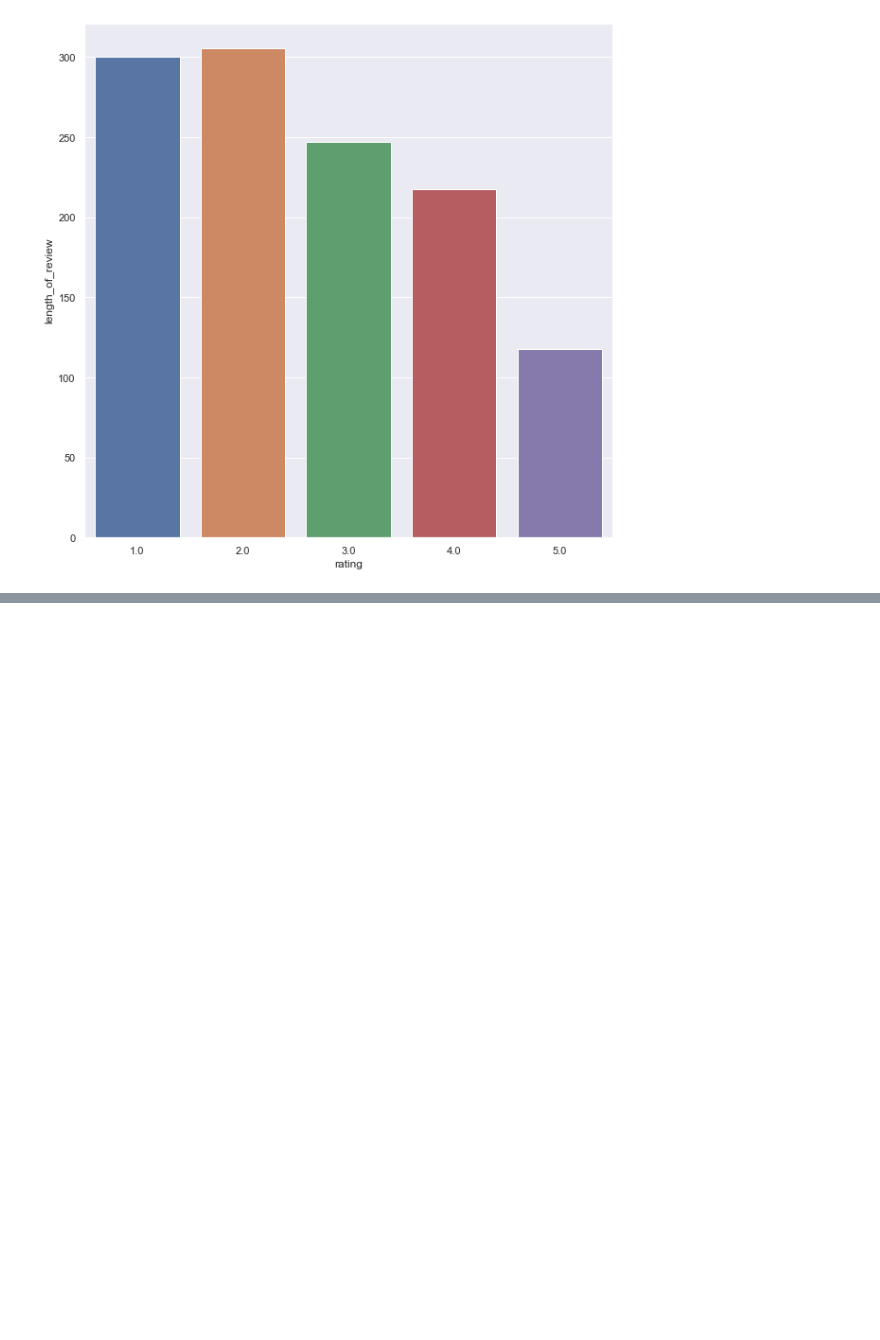
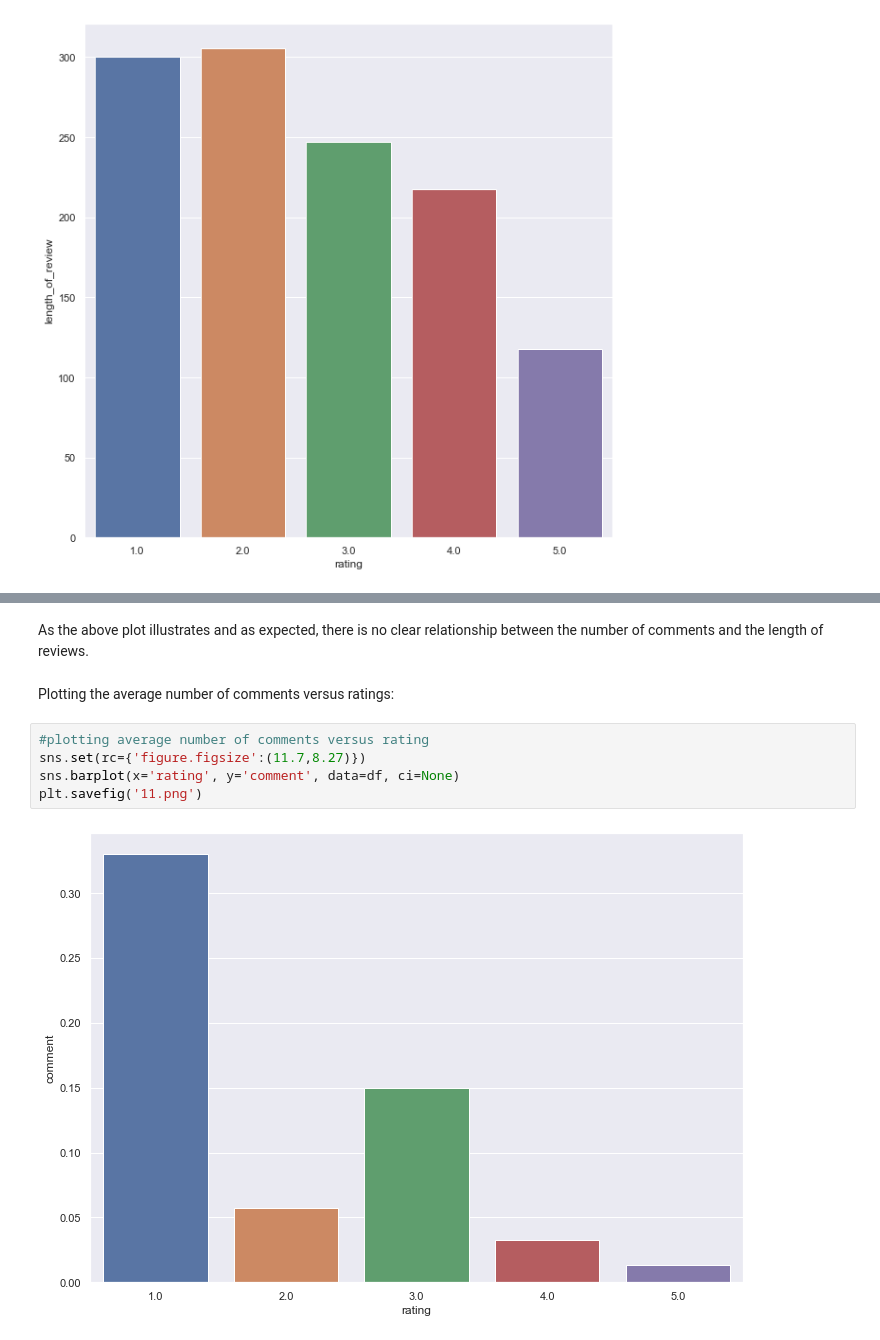
Before and after one commit to kavehamini/Amazon-Review-Analysis-JBL-Charge-4-Speaker-Sentiment-Analysis-NLP, a Jupyter notebook: JBL Speaker Reviews Dataset Analysis and Visualization.ipynb, the cells around one changed output, grey strips where cells are left out. Saved outputs shown, nothing was run; the diff lists cells and outputs as text; blank space fills up the shorter version.

```diff
--- a/JBL Speaker Reviews Dataset Analysis and Visualization.ipynb
+++ b/JBL Speaker Reviews Dataset Analysis and Visualization.ipynb
@@ -300,0 +310,11 @@ The bar plot above shows that unsatisfied people have written longer reviews.
+# %% [markdown]
+As the above plot illustrates and as expected, there is no clear relationship between the number of comments and the length of reviews.
+# %% [markdown]
+Plotting the average number of comments versus ratings:
+# %%
+#plotting average number of comments versus rating
+sns.set(rc={'figure.figsize':(11.7,8.27)})
+sns.barplot(x='rating', y='comment', data=df, ci=None)
+plt.savefig('11.png')
+# %% [output]
+[figure, added]
```
Also changed, not shown: parts of 4 cells of this notebook, 2 other files.
